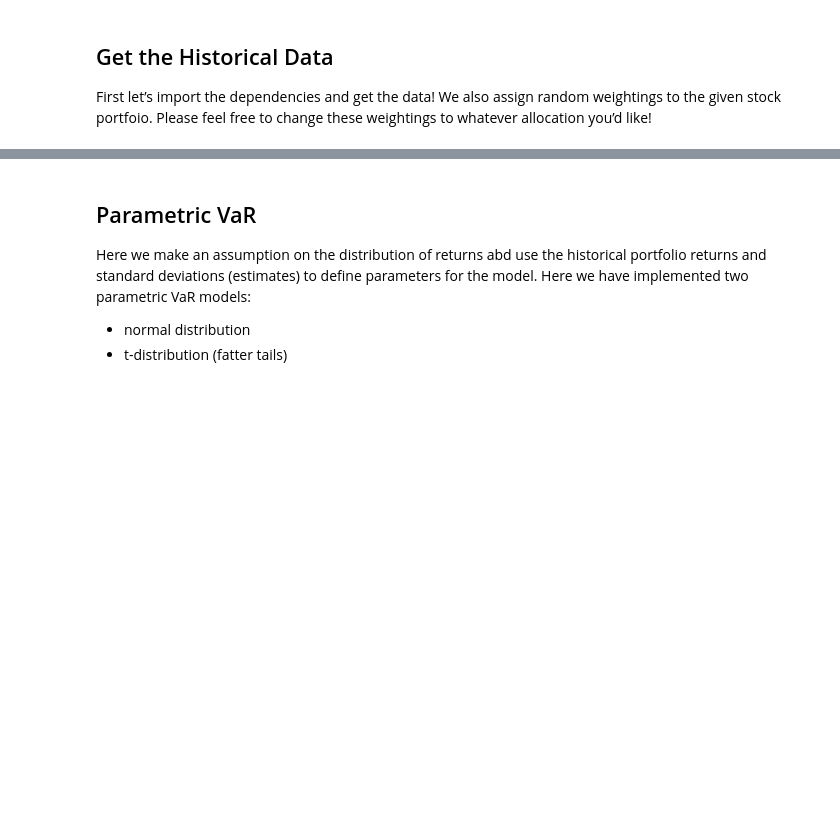
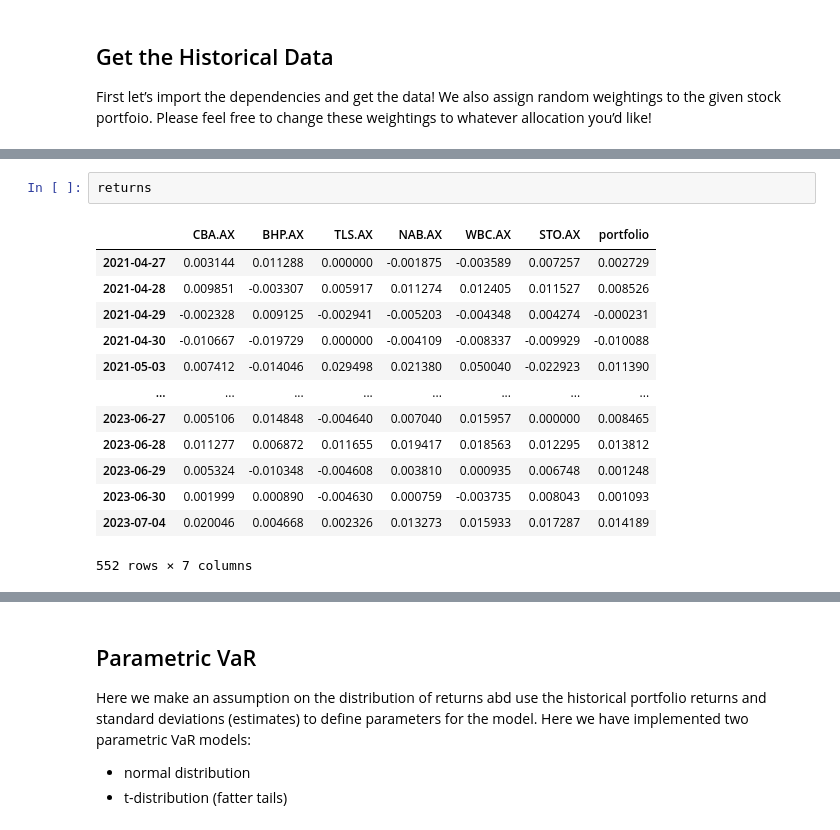
Before and after one commit to arunp77/Machine-Learning, a Jupyter notebook: Projects-ML/Monete-Carlo-simulation-Var_CVaR.ipynb, the cells around one changed output, grey strips where cells are left out. Drawn from its saved outputs; the diff is of its cells as text; blank space fills up the shorter version.

```diff
--- a/Projects-ML/Monete-Carlo-simulation-Var_CVaR.ipynb
+++ b/Projects-ML/Monete-Carlo-simulation-Var_CVaR.ipynb
@@ -76,0 +90,16 @@ Here we make no assumptions about the distribution of returns.
+# %%
+returns
+# %% [output]
+|  | CBA.AX | BHP.AX | TLS.AX | NAB.AX | WBC.AX | STO.AX | portfolio |
+| 2021-04-27 | 0.003144 | 0.011288 | 0.000000 | -0.001875 | -0.003589 | 0.007257 | 0.002729 |
+| 2021-04-28 | 0.009851 | -0.003307 | 0.005917 | 0.011274 | 0.012405 | 0.011527 | 0.008526 |
+| 2021-04-29 | -0.002328 | 0.009125 | -0.002941 | -0.005203 | -0.004348 | 0.004274 | -0.000231 |
+| 2021-04-30 | -0.010667 | -0.019729 | 0.000000 | -0.004109 | -0.008337 | -0.009929 | -0.010088 |
+| 2021-05-03 | 0.007412 | -0.014046 | 0.029498 | 0.021380 | 0.050040 | -0.022923 | 0.011390 |
+| ... | ... | ... | ... | ... | ... | ... | ... |
+| 2023-06-27 | 0.005106 | 0.014848 | -0.004640 | 0.007040 | 0.015957 | 0.000000 | 0.008465 |
+| 2023-06-28 | 0.011277 | 0.006872 | 0.011655 | 0.019417 | 0.018563 | 0.012295 | 0.013812 |
+| 2023-06-29 | 0.005324 | -0.010348 | -0.004608 | 0.003810 | 0.000935 | 0.006748 | 0.001248 |
+| 2023-06-30 | 0.001999 | 0.000890 | -0.004630 | 0.000759 | -0.003735 | 0.008043 | 0.001093 |
+| 2023-07-04 | 0.020046 | 0.004668 | 0.002326 | 0.013273 | 0.015933 | 0.017287 | 0.014189 |
+552 rows × 7 columns
```
Also changed, not shown: parts of 9 cells of this notebook, 1 other file.
